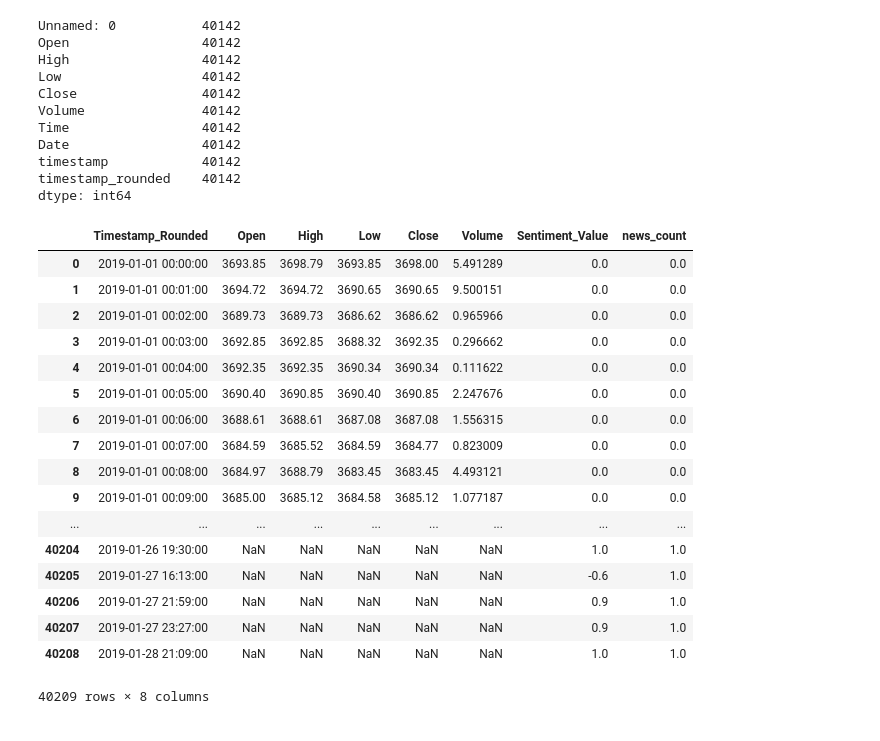
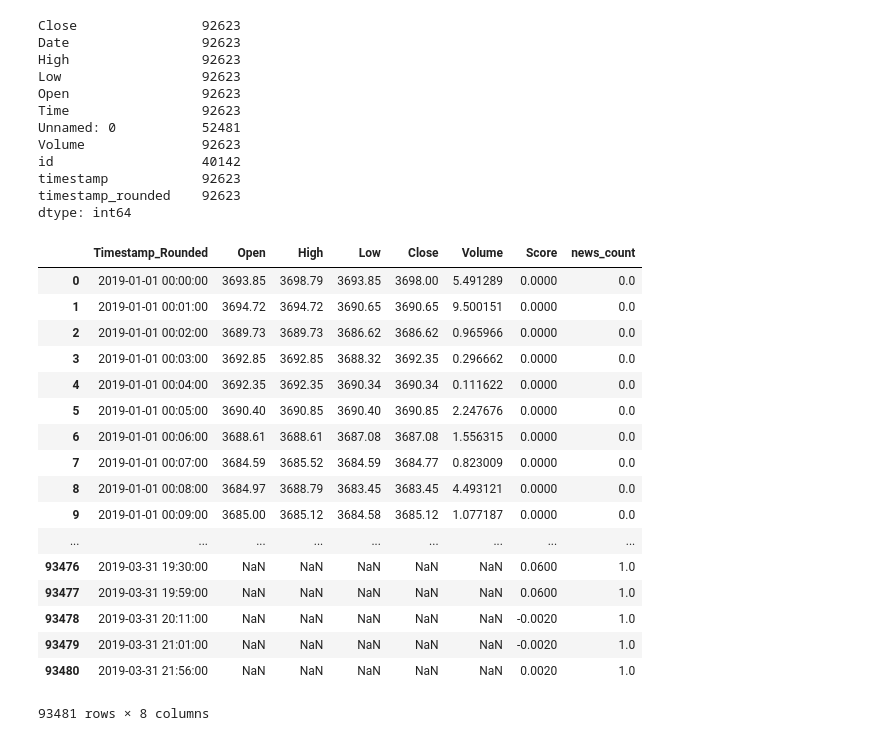
Before and after one commit to MohMaz/realtime-crypto-analysis, a Jupyter notebook: aggregate_datasets.ipynb, the cells around one changed output. Cells and saved outputs as stored; diff of their text form; code cells hidden in the pictures.

```diff
--- a/aggregate_datasets.ipynb
+++ b/aggregate_datasets.ipynb
@@ -5,5 +5,12 @@ warnings.filterwarnings('ignore')
 import pandas as pd
 import numpy as np
 import datetime
-price_raw = pd.read_csv('dataset/minuteByminutePrice/priceDataJanuary2019.csv')
-news_raw = pd.read_csv('dataset/minuteByminutePrice/data_jan_2019_analysis.csv')
+price_raw_1 = pd.read_csv('dataset/minuteByminutePrice/priceDataJanuary2019.csv')
+price_raw_2 = pd.read_csv('dataset/minuteByminutePrice/priceDataFebMarch2019.csv')
+price_raw = price_raw_1.append(price_raw_2)
+
+news_raw_1 = pd.read_csv('dataset/news_data/jan_score.csv')
+news_raw_2 = pd.read_csv('dataset/news_data/feb_score.csv')
+news_raw_3 = pd.read_csv('dataset/news_data/march_score.csv')
+news_raw = news_raw_1.append(news_raw_2).append(news_raw_3)
+news_raw.head()
@@ -10,6 +24,6 @@ news_raw = pd.read_csv('dataset/minuteByminutePrice/data_jan_2019_analysis.csv')
 # %%
 # Convert news to minute by minute dataset
-news_data = news_raw[['SENTIMENT_VALUE','relevance','pub_date']]
+news_data = news_raw[['SENTIMENT_VALUE','relevance','pub_date','score']]
 news_data['pub_date'] =  pd.to_datetime(news_data['pub_date'], format='%Y-%m-%d %H:%M:%S')
 
 def round_timestamp(t):
@@ -28,9 +42,9 @@ news_data.head()
 # %%
 # Aggregate news_data
-news_data['value'] = news_data['SENTIMENT_VALUE'] *  news_data['relevance']
+# news_data['value'] = news_data['SENTIMENT_VALUE'] *  news_data['relevance']
 # news_data.groupby('pub_date_rounded').agg({'SENTIMENT_VALUE':['sum', 'max','count'],
 #                          'relevance': lambda x: x.max() - x.min()})
 # 2019-01-01 10:00:00
-news_data_aggregated = news_data.groupby('timestamp_rounded').agg({'value':['mean', 'count']})
+news_data_aggregated = news_data.groupby('timestamp_rounded').agg({'score':['sum', 'count']})
 news_data_aggregated.head(10)
 # %% [output]
@@ -67,48 +81,49 @@ price_data_aggregated = price_raw.groupby('timestamp_rounded').agg({
     'High':['max'],
     'Low':['min'],
     'Close':['mean'],
-    'Volume':['mean']
+    'Volume':['sum']
 })
 
 price_raw.count()
 # %% [output]
-Unnamed: 0           40142
-Open                 40142
-High                 40142
-Low                  40142
-Close                40142
-Volume               40142
-Time                 40142
-Date                 40142
-timestamp            40142
-timestamp_rounded    40142
+Close                92623
+Date                 92623
+High                 92623
+Low                  92623
+Open                 92623
+Time                 92623
+Unnamed: 0           52481
+Volume               92623
+id                   40142
+timestamp            92623
+timestamp_rounded    92623
 dtype: int64
 # %%
 final_data = price_data_aggregated.join(news_data_aggregated, how='outer', on = ['timestamp_rounded'])
 final_data.count()
 final_data = final_data.reset_index()
-final_data.columns = ['Timestamp_Rounded', 'Open','High','Low','Close','Volume','Sentiment_Value','news_count']
+final_data.columns = ['Timestamp_Rounded', 'Open','High','Low','Close','Volume','Score','news_count']
 # Fill null values for news with 0 (neutrial news ?!)
 final_data['news_count'] = final_data['news_count'].fillna(0)
-final_data['Sentiment_Value'] = final_data['Sentiment_Value'].fillna(0)
+final_data['Score'] = final_data['Score'].fillna(0)
 final_data
 # %% [output]
-|  | Timestamp_Rounded | Open | High | Low | Close | Volume | Sentiment_Value | news_count |
-| 0 | 2019-01-01 00:00:00 | 3693.85 | 3698.79 | 3693.85 | 3698.00 | 5.491289 | 0.0 | 0.0 |
-| 1 | 2019-01-01 00:01:00 | 3694.72 | 3694.72 | 3690.65 | 3690.65 | 9.500151 | 0.0 | 0.0 |
-| 2 | 2019-01-01 00:02:00 | 3689.73 | 3689.73 | 3686.62 | 3686.62 | 0.965966 | 0.0 | 0.0 |
-| 3 | 2019-01-01 00:03:00 | 3692.85 | 3692.85 | 3688.32 | 3692.35 | 0.296662 | 0.0 | 0.0 |
-| 4 | 2019-01-01 00:04:00 | 3692.35 | 3692.35 | 3690.34 | 3690.34 | 0.111622 | 0.0 | 0.0 |
-| 5 | 2019-01-01 00:05:00 | 3690.40 | 3690.85 | 3690.40 | 3690.85 | 2.247676 | 0.0 | 0.0 |
-| 6 | 2019-01-01 00:06:00 | 3688.61 | 3688.61 | 3687.08 | 3687.08 | 1.556315 | 0.0 | 0.0 |
-| 7 | 2019-01-01 00:07:00 | 3684.59 | 3685.52 | 3684.59 | 3684.77 | 0.823009 | 0.0 | 0.0 |
-| 8 | 2019-01-01 00:08:00 | 3684.97 | 3688.79 | 3683.45 | 3683.45 | 4.493121 | 0.0 | 0.0 |
-| 9 | 2019-01-01 00:09:00 | 3685.00 | 3685.12 | 3684.58 | 3685.12 | 1.077187 | 0.0 | 0.0 |
+|  | Timestamp_Rounded | Open | High | Low | Close | Volume | Score | news_count |
+| 0 | 2019-01-01 00:00:00 | 3693.85 | 3698.79 | 3693.85 | 3698.00 | 5.491289 | 0.0000 | 0.0 |
+| 1 | 2019-01-01 00:01:00 | 3694.72 | 3694.72 | 3690.65 | 3690.65 | 9.500151 | 0.0000 | 0.0 |
+| 2 | 2019-01-01 00:02:00 | 3689.73 | 3689.73 | 3686.62 | 3686.62 | 0.965966 | 0.0000 | 0.0 |
+| 3 | 2019-01-01 00:03:00 | 3692.85 | 3692.85 | 3688.32 | 3692.35 | 0.296662 | 0.0000 | 0.0 |
+| 4 | 2019-01-01 00:04:00 | 3692.35 | 3692.35 | 3690.34 | 3690.34 | 0.111622 | 0.0000 | 0.0 |
+| 5 | 2019-01-01 00:05:00 | 3690.40 | 3690.85 | 3690.40 | 3690.85 | 2.247676 | 0.0000 | 0.0 |
+| 6 | 2019-01-01 00:06:00 | 3688.61 | 3688.61 | 3687.08 | 3687.08 | 1.556315 | 0.0000 | 0.0 |
+| 7 | 2019-01-01 00:07:00 | 3684.59 | 3685.52 | 3684.59 | 3684.77 | 0.823009 | 0.0000 | 0.0 |
+| 8 | 2019-01-01 00:08:00 | 3684.97 | 3688.79 | 3683.45 | 3683.45 | 4.493121 | 0.0000 | 0.0 |
+| 9 | 2019-01-01 00:09:00 | 3685.00 | 3685.12 | 3684.58 | 3685.12 | 1.077187 | 0.0000 | 0.0 |
 | ... | ... | ... | ... | ... | ... | ... | ... | ... |
-| 40204 | 2019-01-26 19:30:00 | NaN | NaN | NaN | NaN | NaN | 1.0 | 1.0 |
-| 40205 | 2019-01-27 16:13:00 | NaN | NaN | NaN | NaN | NaN | -0.6 | 1.0 |
-| 40206 | 2019-01-27 21:59:00 | NaN | NaN | NaN | NaN | NaN | 0.9 | 1.0 |
-| 40207 | 2019-01-27 23:27:00 | NaN | NaN | NaN | NaN | NaN | 0.9 | 1.0 |
-| 40208 | 2019-01-28 21:09:00 | NaN | NaN | NaN | NaN | NaN | 1.0 | 1.0 |
+| 93476 | 2019-03-31 19:30:00 | NaN | NaN | NaN | NaN | NaN | 0.0600 | 1.0 |
+| 93477 | 2019-03-31 19:59:00 | NaN | NaN | NaN | NaN | NaN | 0.0600 | 1.0 |
+| 93478 | 2019-03-31 20:11:00 | NaN | NaN | NaN | NaN | NaN | -0.0020 | 1.0 |
+| 93479 | 2019-03-31 21:01:00 | NaN | NaN | NaN | NaN | NaN | -0.0020 | 1.0 |
+| 93480 | 2019-03-31 21:56:00 | NaN | NaN | NaN | NaN | NaN | 0.0020 | 1.0 |
-40209 rows × 8 columns
+93481 rows × 8 columns
 # %%
```
Also changed, not shown: parts of 5 cells of this notebook, 5 other files.
